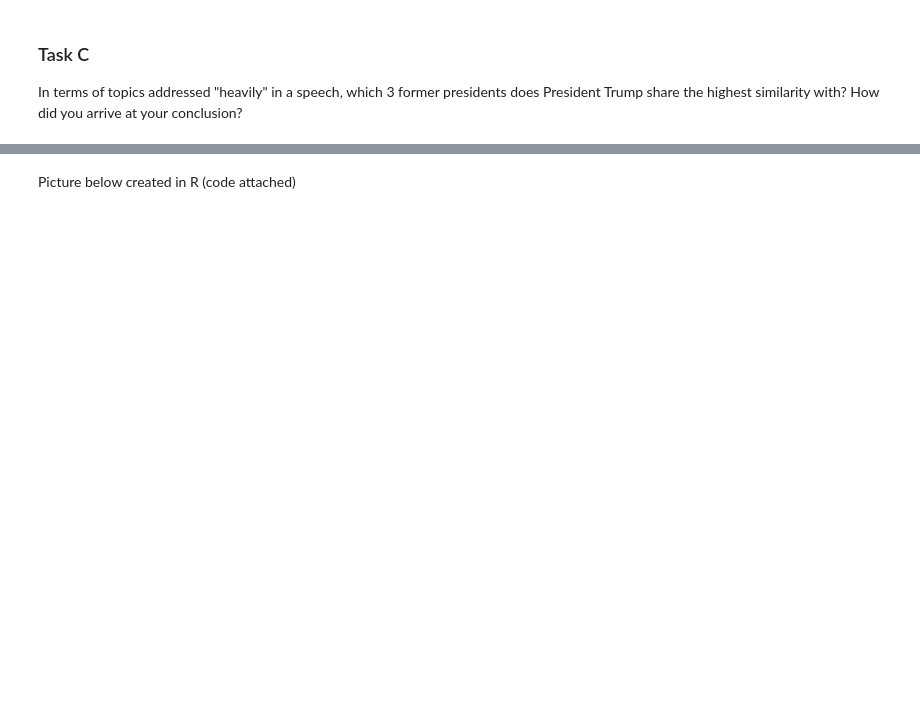
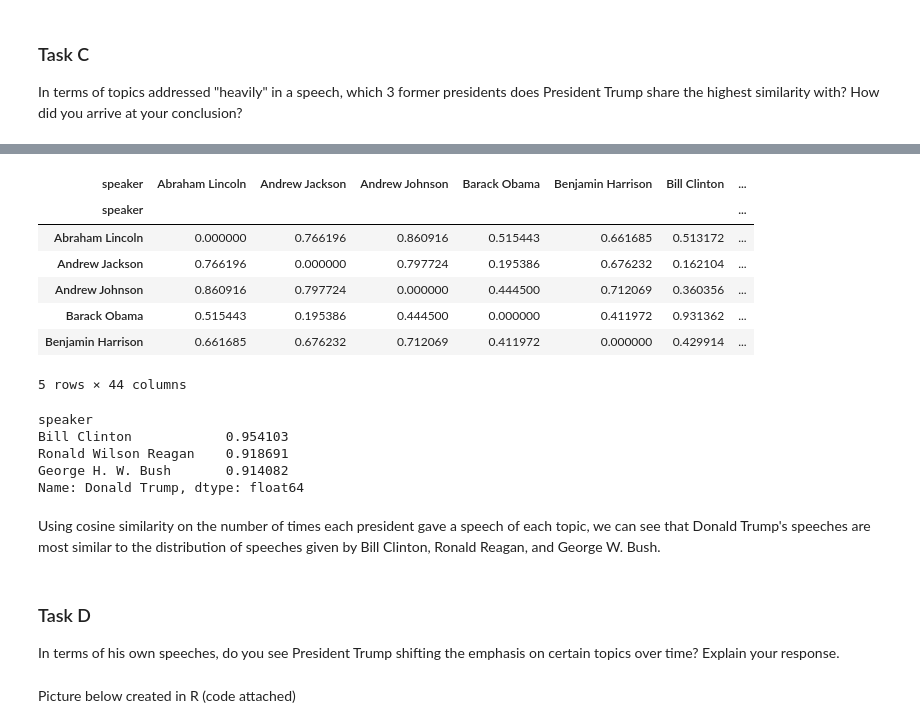
Before and after one commit to p-mckenzie/social-media-analytics, a Jupyter notebook: Assignment_2/HW_2.ipynb, the cells around one changed output, grey strips where cells are left out. Cells and saved outputs as stored; diff of their text form; code cells hidden in the pictures; blank space fills up the shorter version.

```diff
--- a/Assignment_2/HW_2.ipynb
+++ b/Assignment_2/HW_2.ipynb
@@ -153,6 +143,8 @@ df.head()
 | 4 | 1790 | 12 | 29 | George Washington | [written, speech, sign, hand, spe... | presid unit state mouth written s... | [2, 3, 5, 8] | 0 | 0 | 1 | 1 | ... |
 # %%
 df.to_csv("topics_speech.csv")
+# %%
+df = pd.read_csv('topics_speech.csv', index_col=0)
 # %% [markdown]
 Picture below created in R (code attached)
 # %% [markdown]
@@ -212,0 +192,3 @@ In terms of topics addressed "heavily" in a speech, which 3 former presidents do
+# %%
+cos = df.groupby('speaker')[df.columns[7:]].sum().T
+cos.head()
@@ -213,3 +203,30 @@ In terms of topics addressed "heavily" in a speech, which 3 former presidents do
+# %%
+from sklearn.metrics.pairwise import cosine_similarity
+cos = pd.DataFrame(cosine_similarity(cos.values.T)-np.identity(44)*cosine_similarity(cos.values.T),
+                   columns=cos.columns, index=cos.columns)
+cos.head()
+# %% [output]
+| speaker | Abraham Lincoln | Andrew Jackson | Andrew Johnson | Barack Obama | Benjamin Harrison | Bill Clinton | ... |
+| speaker |  |  |  |  |  |  | ... |
+| Abraham Lincoln | 0.000000 | 0.766196 | 0.860916 | 0.515443 | 0.661685 | 0.513172 | ... |
+| Andrew Jackson | 0.766196 | 0.000000 | 0.797724 | 0.195386 | 0.676232 | 0.162104 | ... |
+| Andrew Johnson | 0.860916 | 0.797724 | 0.000000 | 0.444500 | 0.712069 | 0.360356 | ... |
+| Barack Obama | 0.515443 | 0.195386 | 0.444500 | 0.000000 | 0.411972 | 0.931362 | ... |
+| Benjamin Harrison | 0.661685 | 0.676232 | 0.712069 | 0.411972 | 0.000000 | 0.429914 | ... |
+5 rows × 44 columns
+# %%
+cos['Donald Trump'].sort_values(ascending=False).head(3)
+# %% [output]
+speaker
+Bill Clinton            0.954103
+Ronald Wilson Reagan    0.918691
+George H. W. Bush       0.914082
+Name: Donald Trump, dtype: float64
+# %% [markdown]
+Using cosine similarity on the number of times each president gave a speech of each topic, we can see that Donald Trump's speeches are most similar to the distribution of speeches given by Bill Clinton, Ronald Reagan, and George W. Bush.
+# %% [markdown]
+### Task D
+In terms of his own speeches, do you see President Trump shifting the emphasis on certain topics over time? Explain your response.
 # %% [markdown]
 Picture below created in R (code attached)
 # %% [markdown]
```
Also changed, not shown: parts of 12 cells of this notebook, 6 other files.
